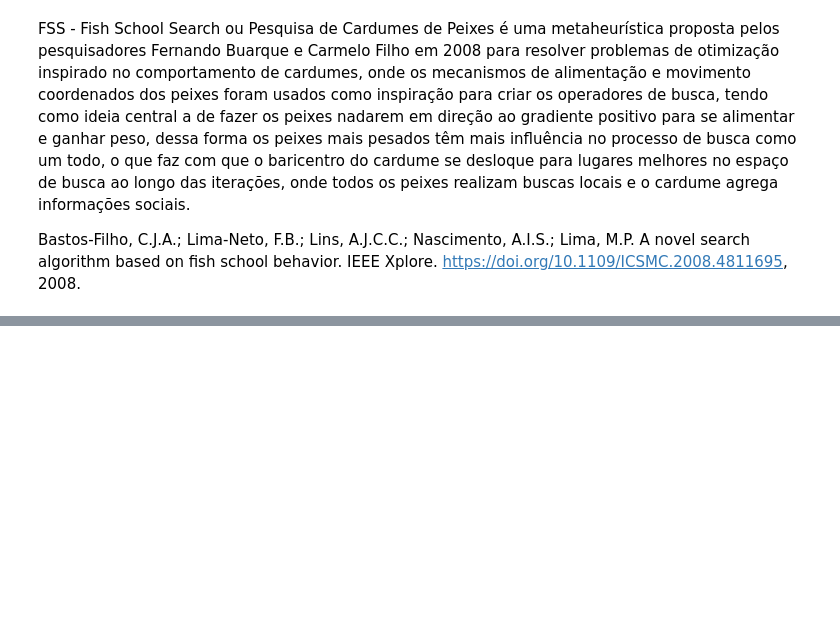
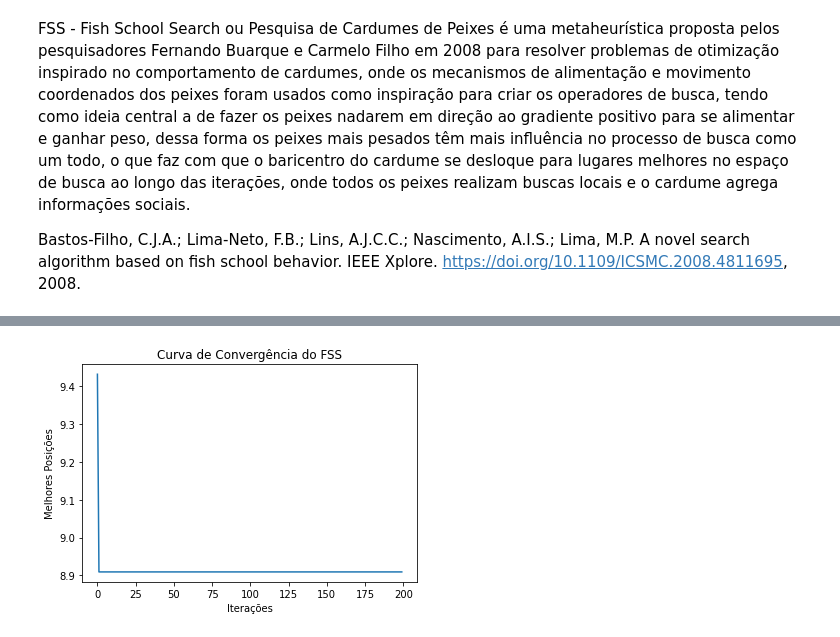
Before and after one commit to alvarofpinheiro/pifwia_fss, a Jupyter notebook: PIFWIA_FSS.ipynb, the cells around one changed output, grey strips where cells are left out. Cells and saved outputs as stored; diff of their text form; code cells hidden in the pictures; blank space fills up the shorter version.

```diff
--- a/PIFWIA_FSS.ipynb
+++ b/PIFWIA_FSS.ipynb
@@ -269,12 +363,15 @@ for i in range(ITERACOES):
 # %%
-#exibe a curva de convergência dos peixes
+#exibe curva de convergência dos peixes
 x = []
 y = []
-for i in range(len(fitness_tempo)):
+for i in range(ITERACOES):
   x.append(i)
-  y.append(fitness_tempo[i])
-plt.plot(x, y)
+  y.append(convergencia[i])
 plt.title("Curva de Convergência do FSS")
 plt.xlabel("Iterações")
-plt.ylabel("Tempo")
-plt.tight_layout()
+plt.ylabel("Melhores Posições")
+plt.plot(x,y)
+plt.show()
+#for i in range(ITERACOES): print("iteração:",i,"posição:",convergencia[i])
+# %% [output]
+[figure, added]
```
Also changed, not shown: parts of 14 cells of this notebook.
